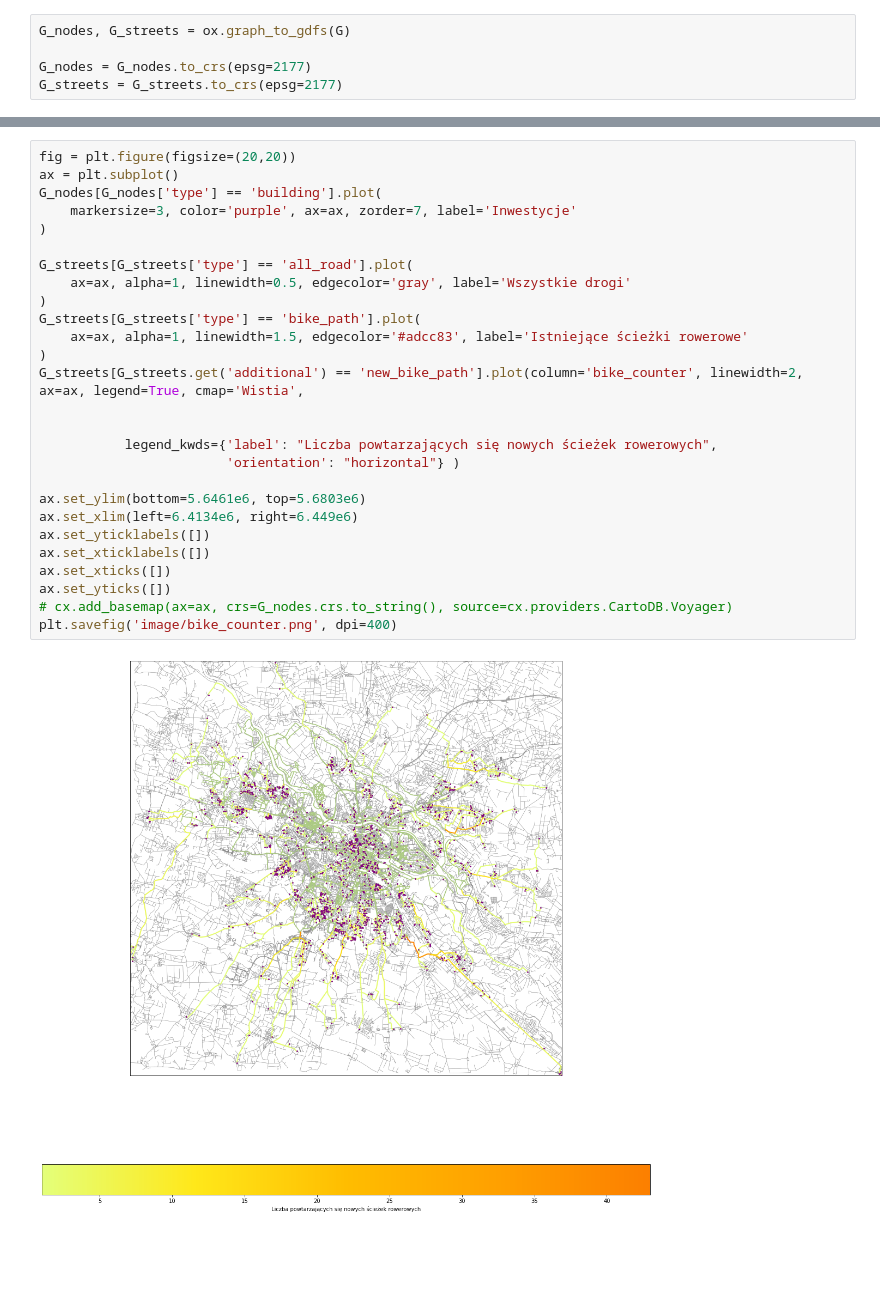
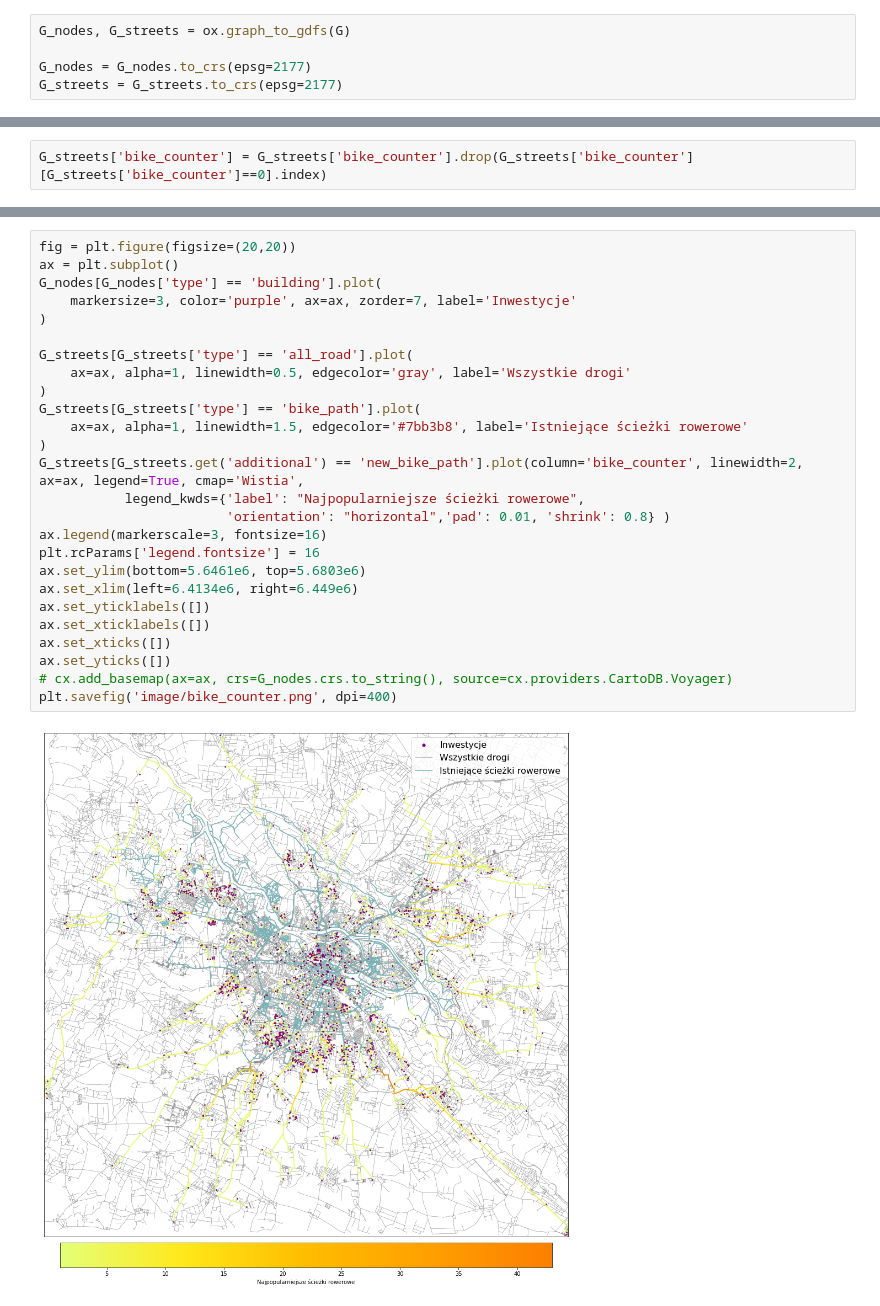
Before and after one commit to artantica/road-builder-prediction, a Jupyter notebook: number_of_bike.ipynb, the cells around one changed output, grey strips where cells are left out. Saved outputs shown, nothing was run; the diff lists cells and outputs as text; blank space fills up the shorter version.

Commit message:
bike counter

```diff
--- a/number_of_bike.ipynb
+++ b/number_of_bike.ipynb
@@ -79,0 +91,2 @@ G_streets = G_streets.to_crs(epsg=2177)
+# %%
+G_streets['bike_counter'] = G_streets['bike_counter'].drop(G_streets['bike_counter'][G_streets['bike_counter']==0].index)
@@ -101,29 +145,28 @@ Name: bike_counter, dtype: int64
 # %%
 fig = plt.figure(figsize=(20,20))
 ax = plt.subplot()
 G_nodes[G_nodes['type'] == 'building'].plot(
     markersize=3, color='purple', ax=ax, zorder=7, label='Inwestycje'
 )
 
 G_streets[G_streets['type'] == 'all_road'].plot(
     ax=ax, alpha=1, linewidth=0.5, edgecolor='gray', label='Wszystkie drogi'
 )
 G_streets[G_streets['type'] == 'bike_path'].plot(
-    ax=ax, alpha=1, linewidth=1.5, edgecolor='#adcc83', label='Istniejące ścieżki rowerowe'
+    ax=ax, alpha=1, linewidth=1.5, edgecolor='#7bb3b8', label='Istniejące ścieżki rowerowe'
 )
 G_streets[G_streets.get('additional') == 'new_bike_path'].plot(column='bike_counter', linewidth=2, ax=ax, legend=True, cmap='Wistia',
-
-
-           legend_kwds={'label': "Liczba powtarzających się nowych ścieżek rowerowych",
-                        'orientation': "horizontal"} )
-
+           legend_kwds={'label': "Najpopularniejsze ścieżki rowerowe",
+                        'orientation': "horizontal",'pad': 0.01, 'shrink': 0.8} )
+ax.legend(markerscale=3, fontsize=16)
+plt.rcParams['legend.fontsize'] = 16
 ax.set_ylim(bottom=5.6461e6, top=5.6803e6)
 ax.set_xlim(left=6.4134e6, right=6.449e6)
 ax.set_yticklabels([])
 ax.set_xticklabels([])
 ax.set_xticks([])
 ax.set_yticks([])
 # cx.add_basemap(ax=ax, crs=G_nodes.crs.to_string(), source=cx.providers.CartoDB.Voyager)
 plt.savefig('image/bike_counter.png', dpi=400)
 # %% [output]
-[figure, old version]
+[figure, new version]
```
Also changed, not shown: parts of 5 cells of this notebook, 1 other file.
